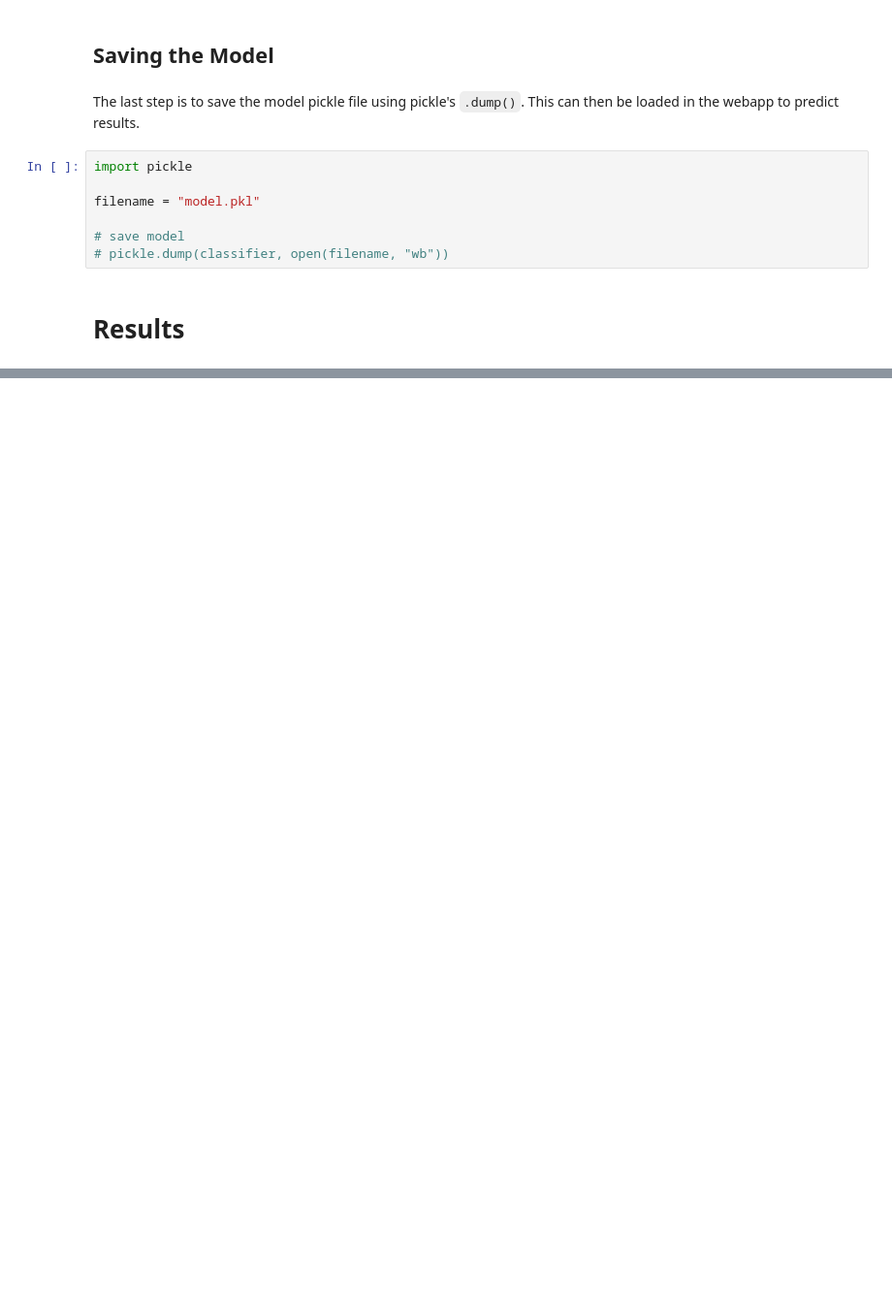
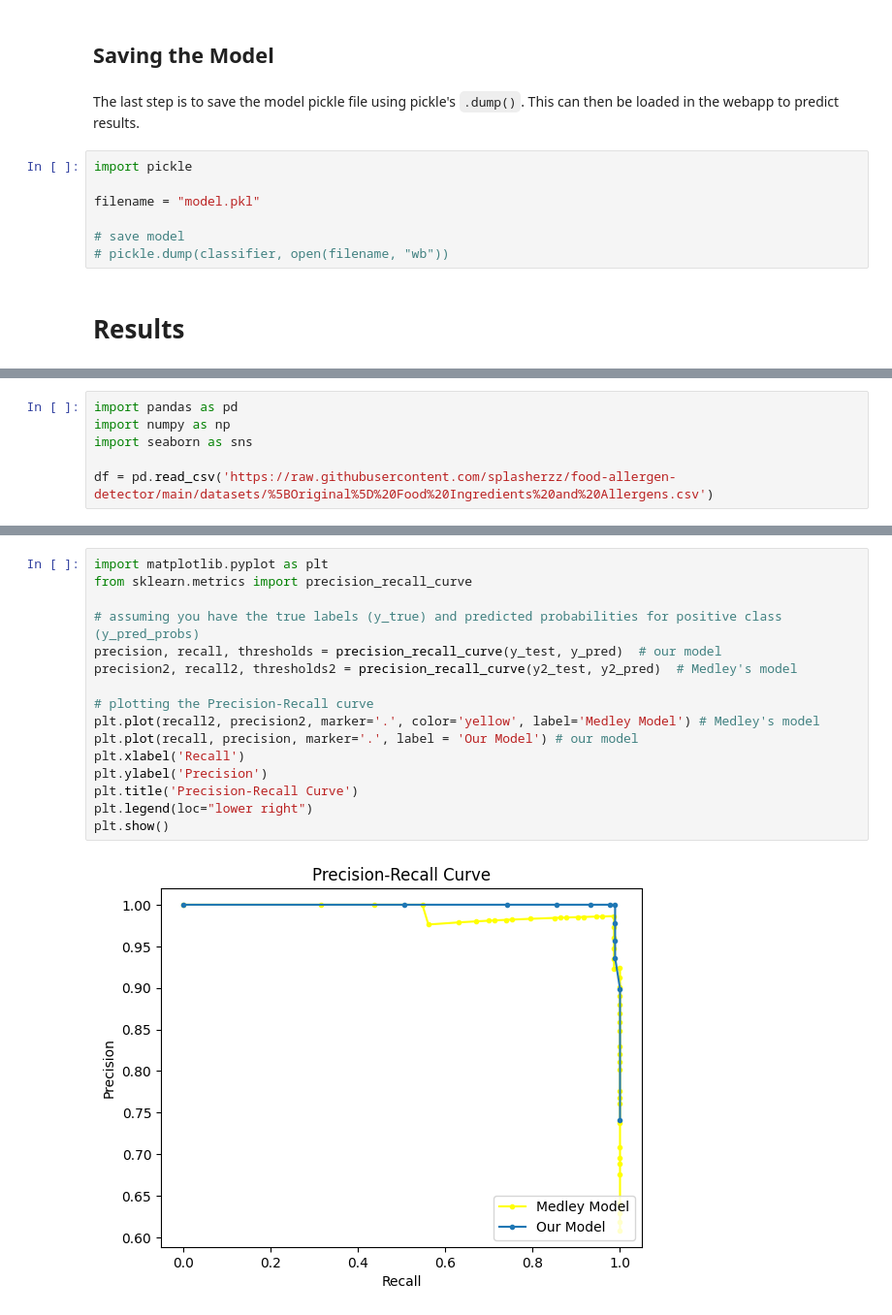
Before and after one commit to splasherzz/food-allergen-detector, a Jupyter notebook: project code/Project Code.ipynb, the cells around one changed output, grey strips where cells are left out. Shown: that part at 97% size. Cells and saved outputs as stored; diff of their text form; blank space fills up the shorter version.

```diff
--- a/project code/Project Code.ipynb
+++ b/project code/Project Code.ipynb
@@ -530,0 +464,6 @@ When training the model, if a food product is said to not contain any allergens,
+# %%
+import pandas as pd
+import numpy as np
+import seaborn as sns
+
+df = pd.read_csv('https://raw.githubusercontent.com/splasherzz/food-allergen-detector/main/datasets/%5BOriginal%5D%20Food%20Ingredients%20and%20Allergens.csv')
@@ -530,0 +848,18 @@ When training the model, if a food product is said to not contain any allergens,
+# %%
+import matplotlib.pyplot as plt
+from sklearn.metrics import precision_recall_curve
+
+# assuming you have the true labels (y_true) and predicted probabilities for positive class (y_pred_probs)
+precision, recall, thresholds = precision_recall_curve(y_test, y_pred)  # our model
+precision2, recall2, thresholds2 = precision_recall_curve(y2_test, y2_pred)  # Medley's model
+
+# plotting the Precision-Recall curve
+plt.plot(recall2, precision2, marker='.', color='yellow', label='Medley Model') # Medley's model
+plt.plot(recall, precision, marker='.', label = 'Our Model') # our model
+plt.xlabel('Recall')
+plt.ylabel('Precision')
+plt.title('Precision-Recall Curve')
+plt.legend(loc="lower right")
+plt.show()
+# %% [output]
+[figure, added]
```
Also changed, not shown: parts of 59 cells of this notebook.
